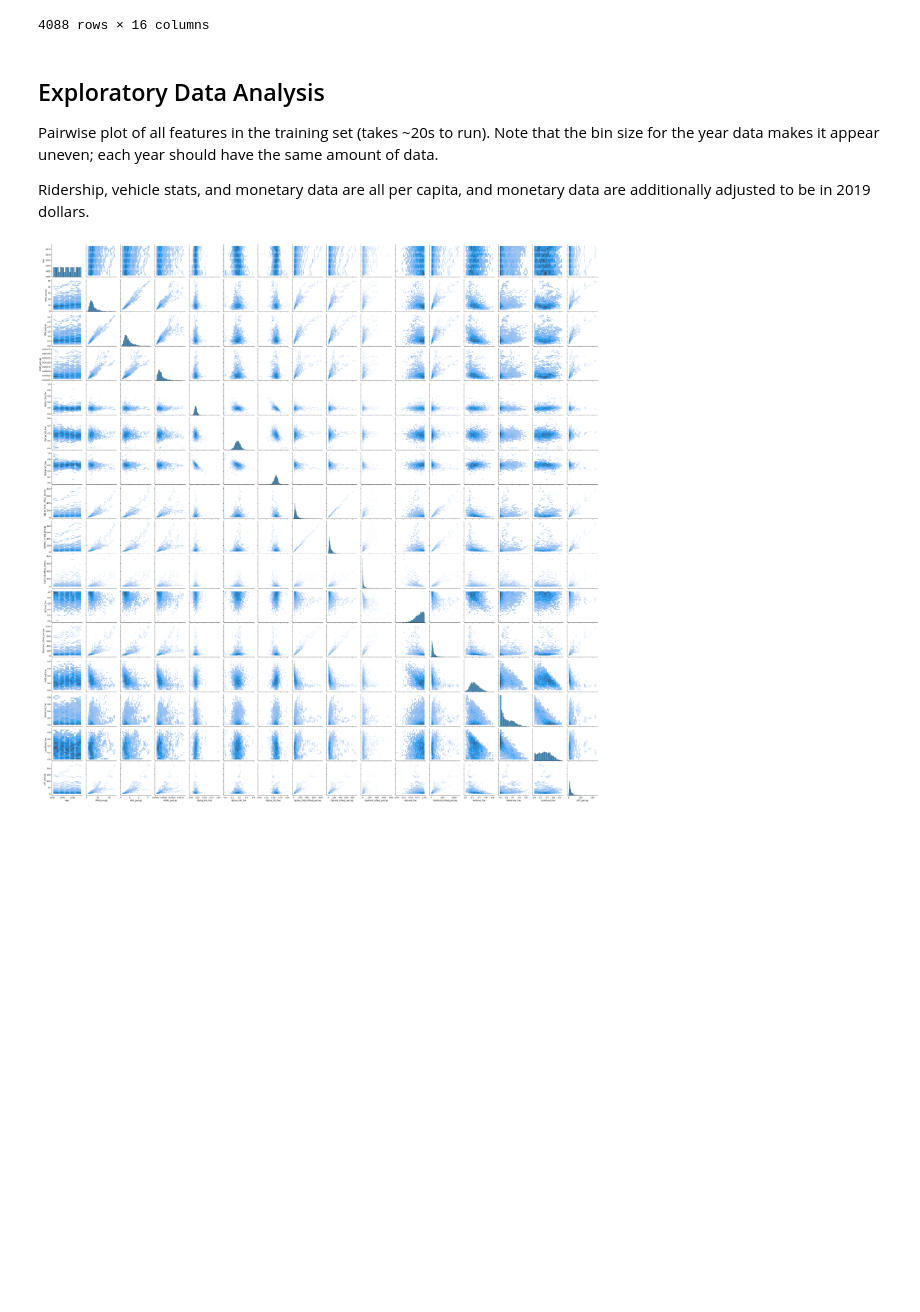
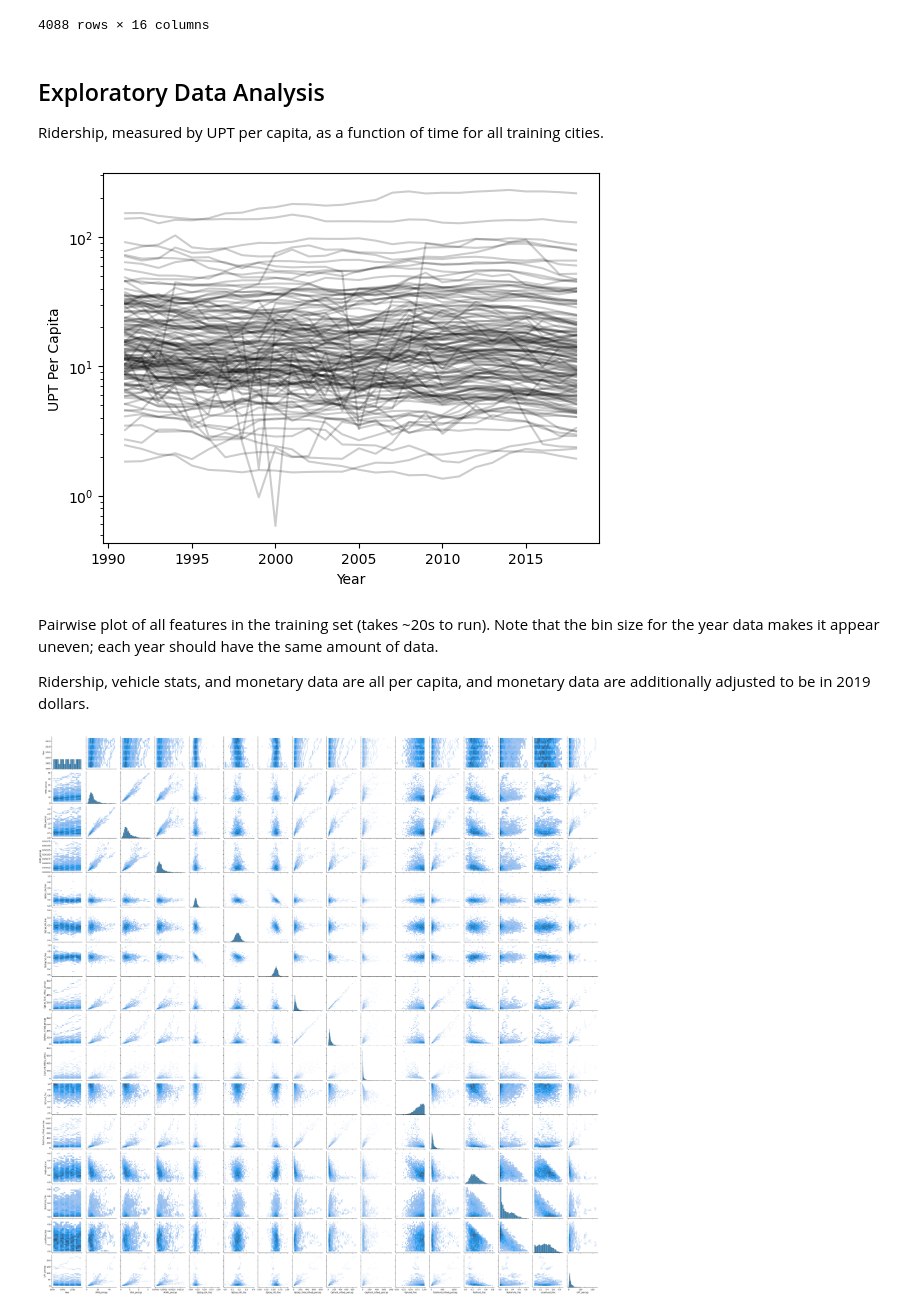
Before and after one commit to lodubay/transit-ridership, a Jupyter notebook: src/all_city_model.ipynb, the cells around one changed output. Cells and saved outputs as stored; diff of their text form; code cells hidden in the pictures; blank space fills up the shorter version.

```diff
--- a/src/all_city_model.ipynb
+++ b/src/all_city_model.ipynb
@@ -136,9 +136,22 @@ train
 | 97831 | 2017 | 4.990472 | 0.371777 | 0.000147 | 0.161553 | 0.141949 | 0.665896 | ... |
 | 97831 | 2018 | 5.204443 | 0.387676 | 0.000150 | 0.171270 | 0.129372 | 0.669916 | ... |
 4088 rows × 16 columns
+# %% [markdown]
+## Exploratory Data Analysis
+
+Ridership, measured by UPT per capita, as a function of time for all training cities.
+# %%
+fig, ax = plt.subplots()
+for i, code in enumerate(train.index.unique()):
+    ax.plot(train.loc[code]['Year'], train.loc[code][ycol],
+            linestyle='-', color='k', alpha=0.2)
+ax.set_yscale('log')
+ax.set_xlabel('Year')
+ax.set_ylabel('UPT Per Capita')
+plt.show()
+# %% [output]
+[figure, added]
 # %% [markdown]
-## Exploratory Data Analysis
-
 Pairwise plot of all features in the training set (takes ~20s to run).
 Note that the bin size for the year data makes it appear uneven; each year should have the same amount of data.
 
```
Also changed, not shown: parts of 3 cells of this notebook, 9 other files.
